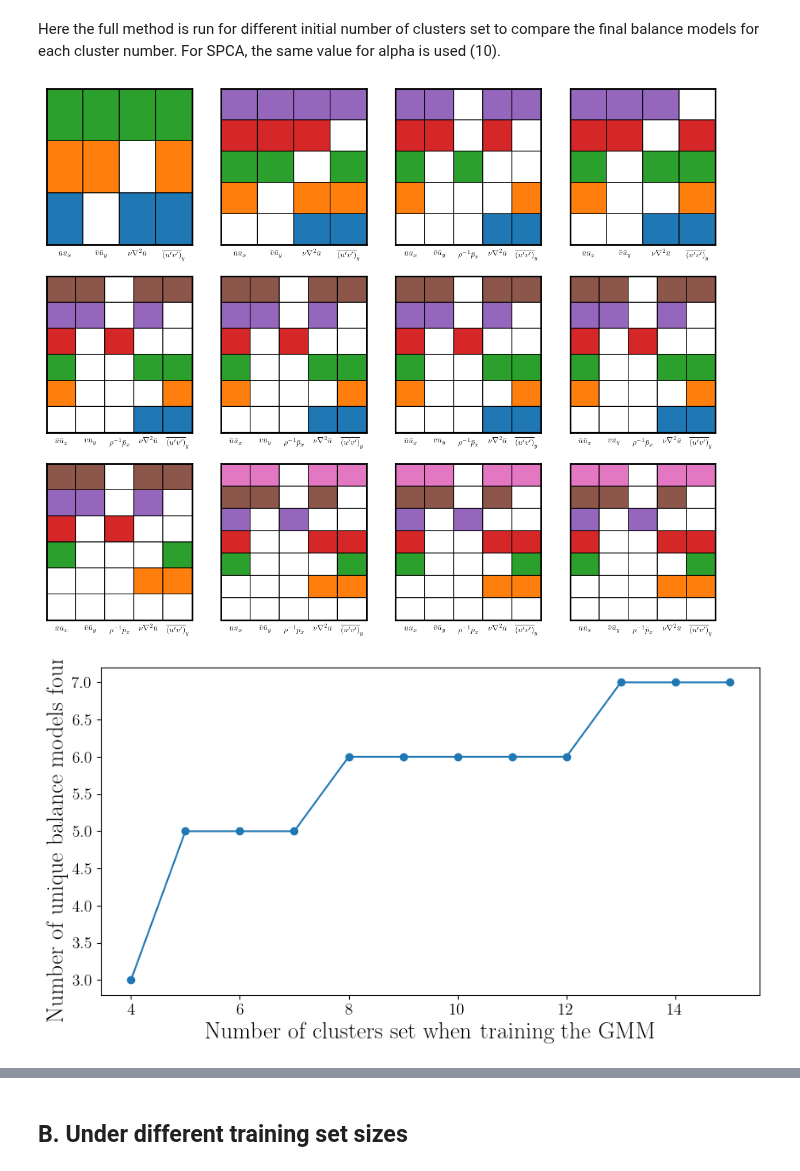
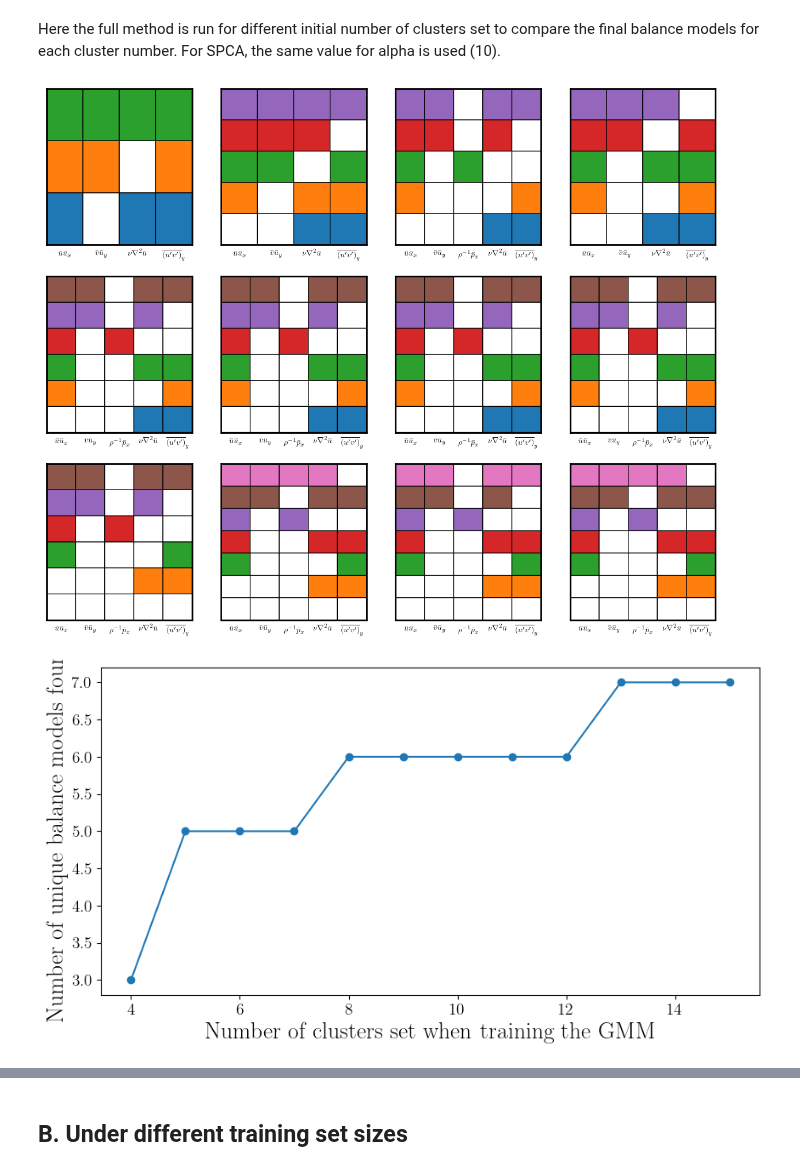
Before and after one commit to tbreitburd/Learning-Dominant-Physical-Processes-using-Unsupervised-Learning-Techniques-, a Jupyter notebook: Notebooks/Stability_Assessment.ipynb, the cells around one changed output, grey strips where cells are left out. Saved outputs shown, nothing was run; the diff lists cells and outputs as text; code cells hidden in the pictures.

```diff
--- a/Notebooks/Stability_Assessment.ipynb
+++ b/Notebooks/Stability_Assessment.ipynb
@@ -150,41 +150,41 @@ for n_cluster in n_clusters:
         nmodels,
         gridmap,
         grid_labels,
-    ) = sa.get_unique_balance_models(spca_model)
+    ) = sa.get_unique_balance_models(spca_model, labels)
 
     # Store the number of unique balance models found
     nmodels_list.append(nmodels)
 
     # Plot the balance models
     plt.subplot(3, 4, n_cluster - 3)
     plt.pcolor(
         gridmap, vmin=-0.5, vmax=cm.N - 0.5, cmap=cm, edgecolors="k", linewidth=1
     )
     plt.gca().set_xticks(np.arange(0.5, len(grid_labels) + 0.5))
     plt.gca().set_xticklabels(grid_labels, fontsize=10)
     plt.gca().set_yticklabels([])
 
     for axis in ["top", "bottom", "left", "right"]:
         plt.gca().spines[axis].set_linewidth(2)
 
     plt.gca().tick_params(axis="both", width=0)
 
 plot_dir = os.path.join(plots_dir, "different_cluster_numbers_bal_mods.png")
 plt.savefig(plot_dir, bbox_inches="tight")
 
 plt.show()
 
 # Plot the number of unique balance models found for each number of clusters
 plt.figure(figsize=(10, 5))
 plt.plot(n_clusters, nmodels_list, "o-")
 plt.xlabel("Number of clusters set when training the GMM")
 plt.ylabel("Number of unique balance models found")
 plot_dir = os.path.join(plots_dir, "different_cluster_numbers_nmodels.png")
 plt.savefig(plot_dir, bbox_inches="tight")
 
 plt.show()
 # %% [output]
-[figure, old version]
+[figure, new version]
 [figure]
 # %%
 # For the last number of clusters, plot the balance models
```
Also changed, not shown: parts of 4 cells of this notebook, 1 other file.
